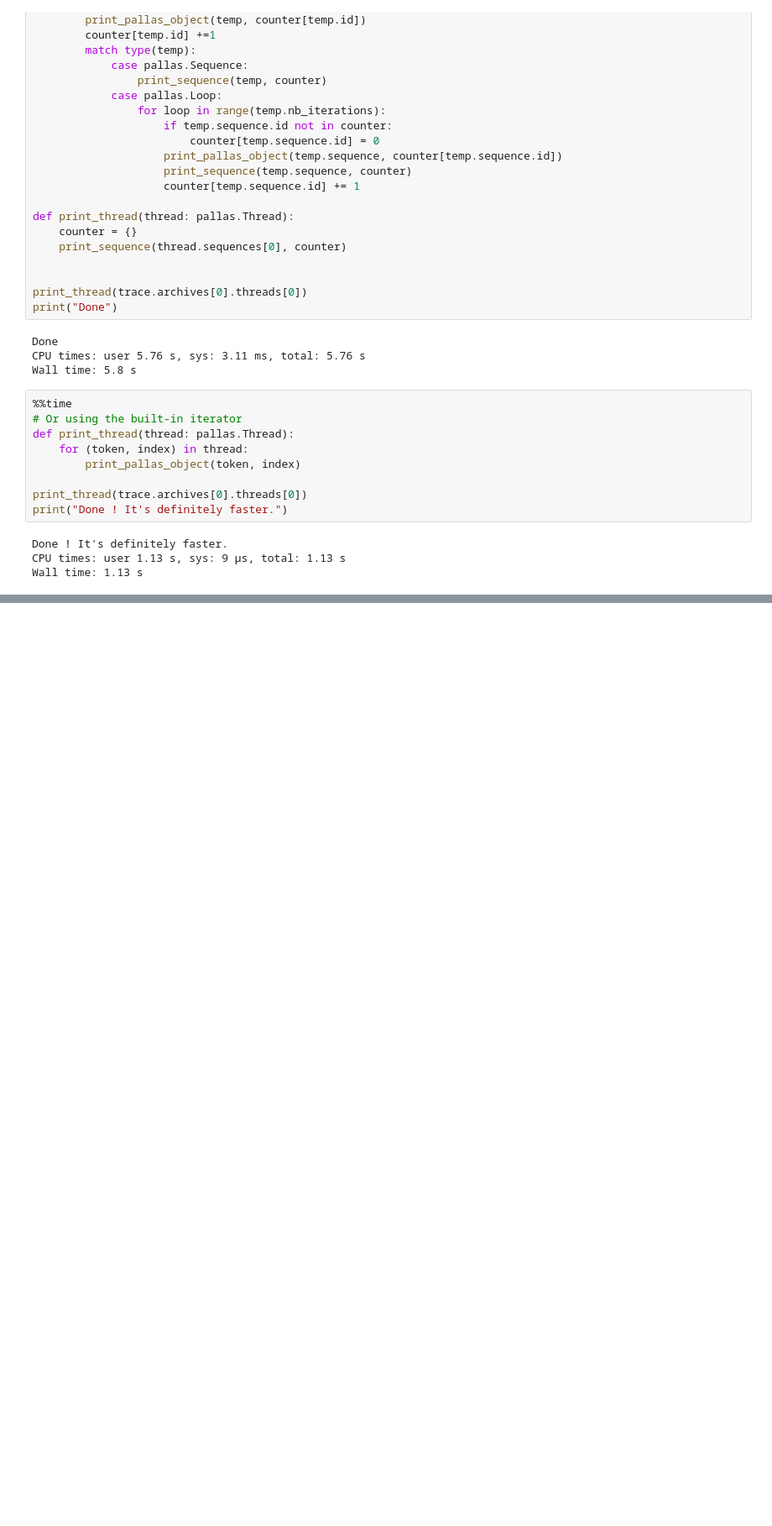
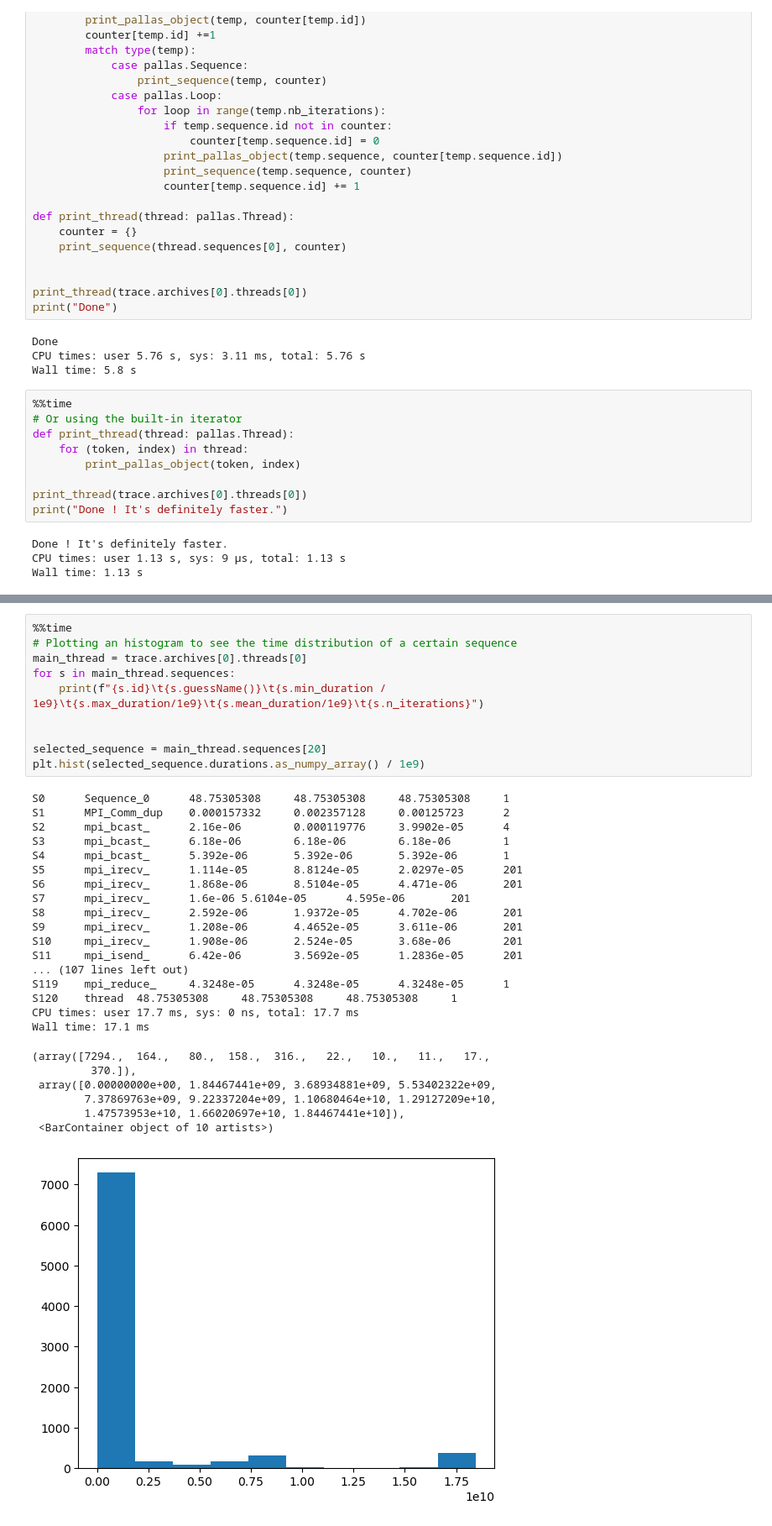
Before and after one commit to Pallas-Trace/pallas, a Jupyter notebook: docs/pallas_python_example.ipynb, the cells around one changed output, grey strips where cells are left out. Shown: that part at 84% size. Cells and saved outputs as stored; diff of their text form; blank space fills up the shorter version.

```diff
--- a/docs/pallas_python_example.ipynb
+++ b/docs/pallas_python_example.ipynb
@@ -91,0 +109,35 @@ Wall time: 1.13 s
+# %%
+%%time
+# Plotting an histogram to see the time distribution of a certain sequence
+main_thread = trace.archives[0].threads[0]
+for s in main_thread.sequences:
+    print(f"{s.id}\t{s.guessName()}\t{s.min_duration / 1e9}\t{s.max_duration/1e9}\t{s.mean_duration/1e9}\t{s.n_iterations}")
+
+
+selected_sequence = main_thread.sequences[20]
+plt.hist(selected_sequence.durations.as_numpy_array() / 1e9)
+# %% [output]
+S0      Sequence_0      48.75305308     48.75305308     48.75305308     1
+S1      MPI_Comm_dup    0.000157332     0.002357128     0.00125723      2
+S2      mpi_bcast_      2.16e-06        0.000119776     3.9902e-05      4
+S3      mpi_bcast_      6.18e-06        6.18e-06        6.18e-06        1
+S4      mpi_bcast_      5.392e-06       5.392e-06       5.392e-06       1
+S5      mpi_irecv_      1.114e-05       8.8124e-05      2.0297e-05      201
+S6      mpi_irecv_      1.868e-06       8.5104e-05      4.471e-06       201
+S7      mpi_irecv_      1.6e-06 5.6104e-05      4.595e-06       201
+S8      mpi_irecv_      2.592e-06       1.9372e-05      4.702e-06       201
+S9      mpi_irecv_      1.208e-06       4.4652e-05      3.611e-06       201
+S10     mpi_irecv_      1.908e-06       2.524e-05       3.68e-06        201
+S11     mpi_isend_      6.42e-06        3.5692e-05      1.2836e-05      201
+... (107 lines left out)
+S119    mpi_reduce_     4.3248e-05      4.3248e-05      4.3248e-05      1
+S120    thread  48.75305308     48.75305308     48.75305308     1
+CPU times: user 17.7 ms, sys: 0 ns, total: 17.7 ms
+Wall time: 17.1 ms
+(array([7294.,  164.,   80.,  158.,  316.,   22.,   10.,   11.,   17.,
+         370.]),
+ array([0.00000000e+00, 1.84467441e+09, 3.68934881e+09, 5.53402322e+09,
+        7.37869763e+09, 9.22337204e+09, 1.10680464e+10, 1.29127209e+10,
+        1.47573953e+10, 1.66020697e+10, 1.84467441e+10]),
+ <BarContainer object of 10 artists>)
+[figure, added]
```
Also changed, not shown: parts of 2 cells of this notebook.
